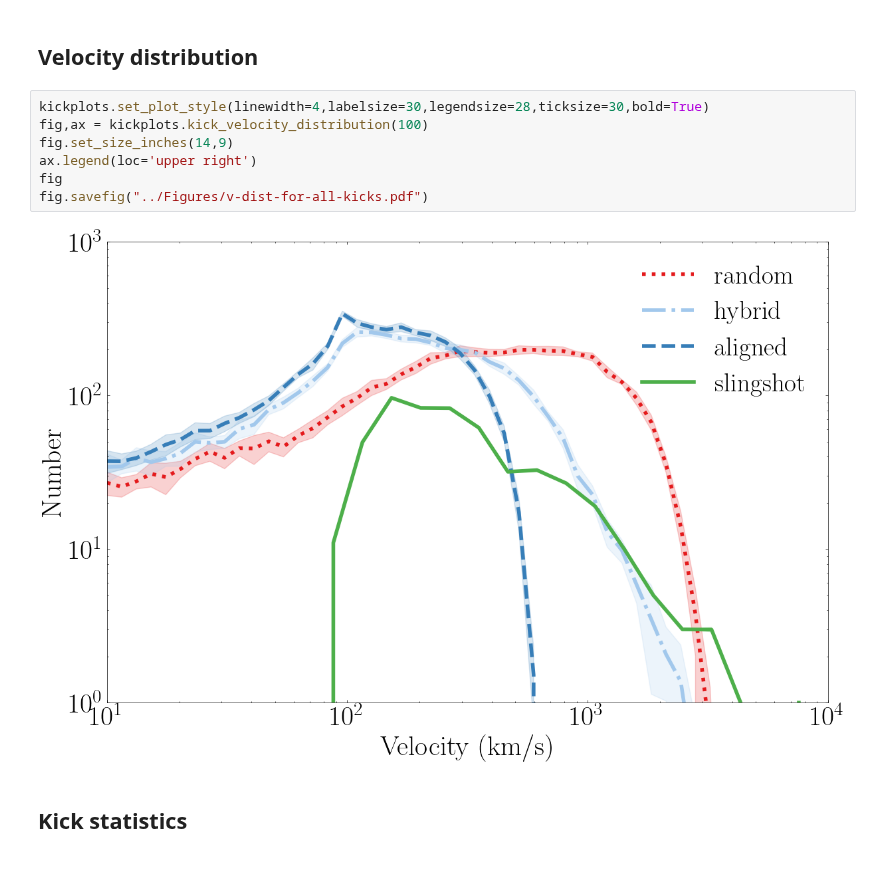
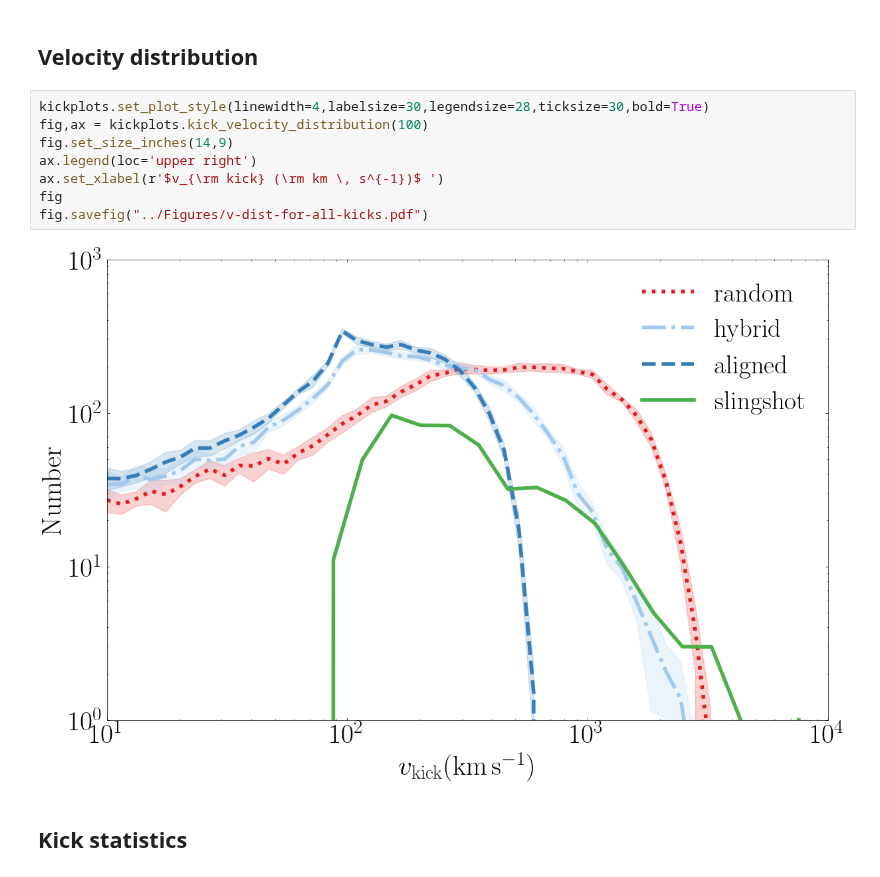
Before and after one commit to pranav-satheesh/Triple-MBH-Illustris, a Jupyter notebook: notebooks/kick_rates_and_ejections.ipynb, the cells around one changed output. Saved outputs shown, nothing was run; the diff lists cells and outputs as text.

```diff
--- a/notebooks/kick_rates_and_ejections.ipynb
+++ b/notebooks/kick_rates_and_ejections.ipynb
@@ -51,12 +51,13 @@ fig.savefig("../Figures/spin-models-magnitude-and-angle.pdf")
 # %%
 kickplots.set_plot_style(linewidth=4,labelsize=30,legendsize=28,ticksize=30,bold=True)
 fig,ax = kickplots.kick_velocity_distribution(100)
 fig.set_size_inches(14,9)
 ax.legend(loc='upper right')
+ax.set_xlabel(r'$v_{\rm kick} (\rm km \, s^{-1})$ ')
 fig
 fig.savefig("../Figures/v-dist-for-all-kicks.pdf")
 # %% [output]
-[figure, old version]
+[figure, new version]
 # %% [markdown]
 ## Kick statistics
 # %%
```
Also changed, not shown: parts of 1 cell of this notebook, 2 other files.
